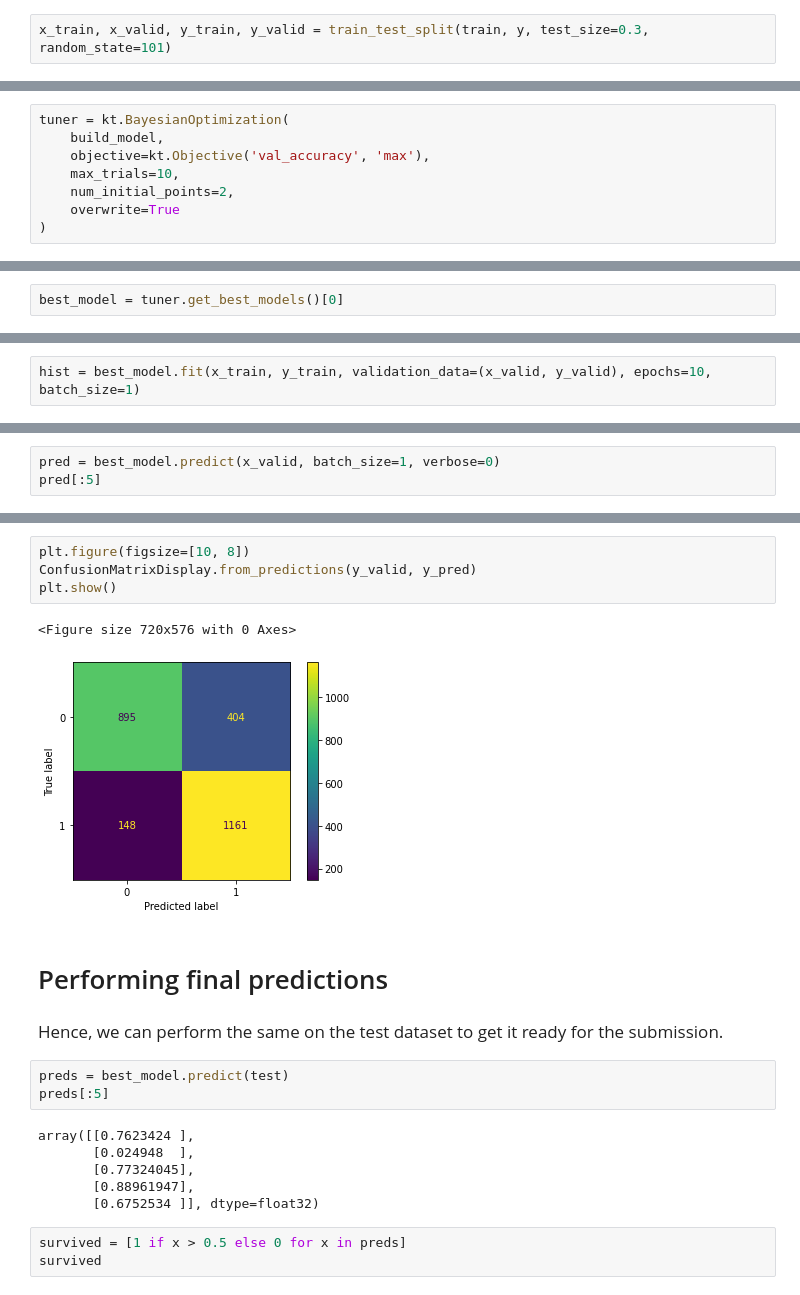
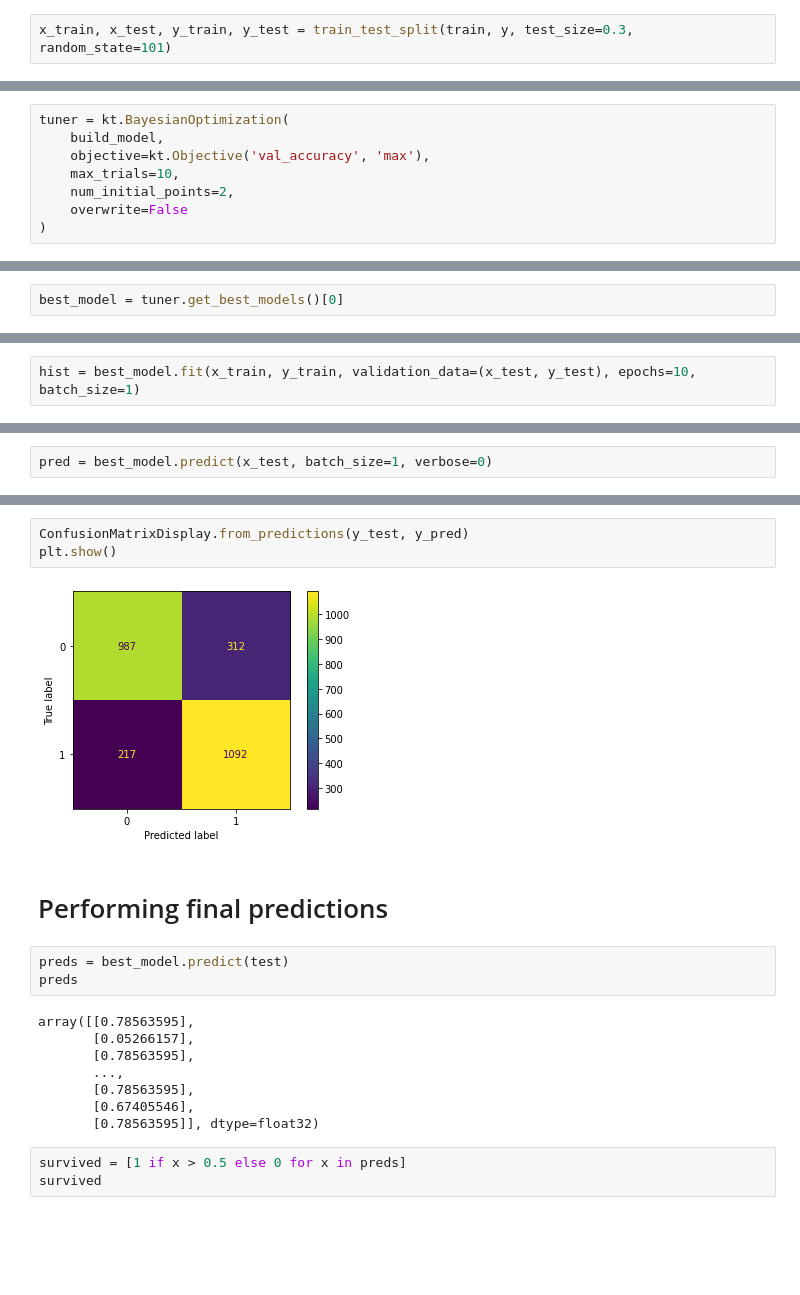
Before and after one commit to arnavrneo/Spaceship-Titanic-with-Keras, a Jupyter notebook: spaceship-titanic-with-keras.ipynb, the cells around one changed output, grey strips where cells are left out. Cells and saved outputs as stored; diff of their text form; blank space fills up the shorter version.

```diff
--- a/spaceship-titanic-with-keras.ipynb
+++ b/spaceship-titanic-with-keras.ipynb
@@ -168,2 +128,2 @@ array([[6.98551616e-04, 0.00000000e+00, 1.39710323e-03, ...,
 # %%
-x_train, x_valid, y_train, y_valid = train_test_split(train, y, test_size=0.3, random_state=101)
+x_train, x_test, y_train, y_test = train_test_split(train, y, test_size=0.3, random_state=101)
@@ -282,5 +191,5 @@ tuner = kt.BayesianOptimization(
     objective=kt.Objective('val_accuracy', 'max'),
     max_trials=10,
     num_initial_points=2,
-    overwrite=True
+    overwrite=False
 )
@@ -305,4 +209,4 @@ best_model = tuner.get_best_models()[0]
 # %%
-hist = best_model.fit(x_train, y_train, validation_data=(x_valid, y_valid), epochs=10, batch_size=1)
+hist = best_model.fit(x_train, y_train, validation_data=(x_test, y_test), epochs=10, batch_size=1)
 # %% [output]
 Epoch 1/10
@@ -333,3 +234,2 @@ Epoch 10/10
 # %%
-pred = best_model.predict(x_valid, batch_size=1, verbose=0)
-pred[:5]
+pred = best_model.predict(x_test, batch_size=1, verbose=0)
@@ -395,24 +284,21 @@ cm = confusion_matrix(y_true=y_valid, y_pred=y_pred)
 # %%
-plt.figure(figsize=[10, 8])
-ConfusionMatrixDisplay.from_predictions(y_valid, y_pred)
+ConfusionMatrixDisplay.from_predictions(y_test, y_pred)
 plt.show()
 # %% [output]
-<Figure size 720x576 with 0 Axes>
-[figure, old version]
+[figure, new version]
 # %% [markdown]
-<a id='final'></a>
 # Performing final predictions
-# %% [markdown]
-<p style='font-size: 17px'>Hence, we can perform the same on the test dataset to get it ready for the submission.</p>
 # %%
 preds = best_model.predict(test)
-preds[:5]
+preds
 # %% [output]
-array([[0.7623424 ],
-       [0.024948  ],
-       [0.77324045],
-       [0.88961947],
-       [0.6752534 ]], dtype=float32)
+array([[0.78563595],
+       [0.05266157],
+       [0.78563595],
+       ...,
+       [0.78563595],
+       [0.67405546],
+       [0.78563595]], dtype=float32)
 # %%
 survived = [1 if x > 0.5 else 0 for x in preds]
 survived
```
Also changed, not shown: parts of 51 cells of this notebook.
